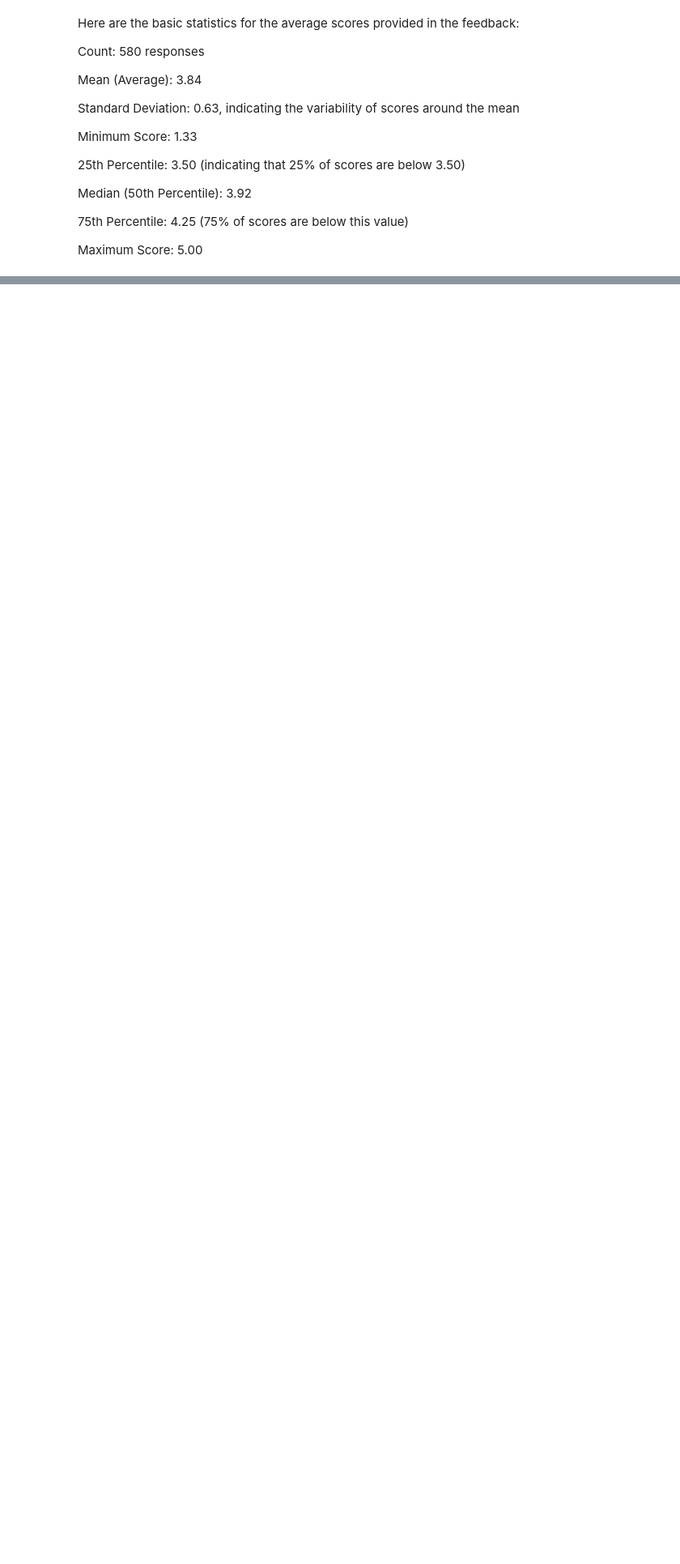
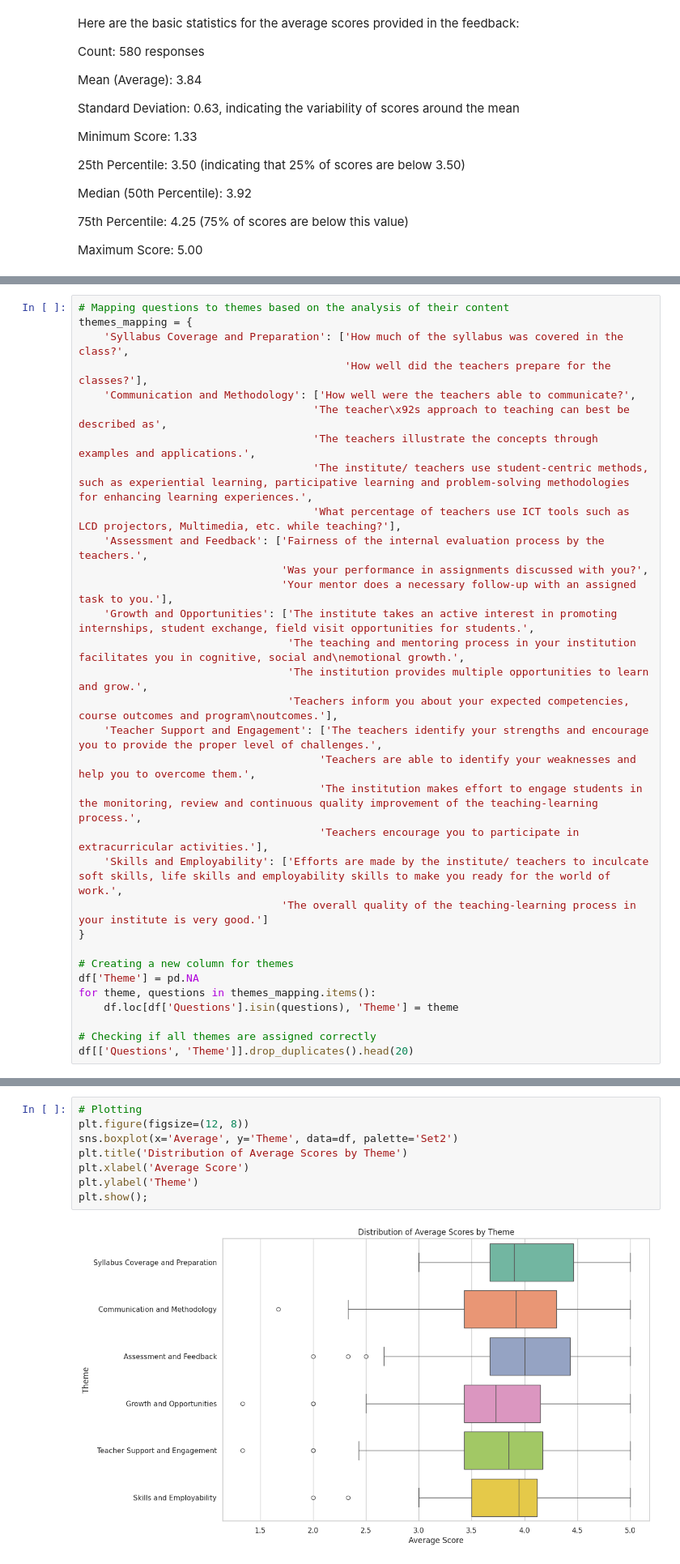
Before and after one commit to WellBrian/FUTURE_DS_03, a Jupyter notebook: Student_satisfaction_survey.ipynb, the cells around one changed output, grey strips where cells are left out. Shown at 81% size. Drawn from its saved outputs; the diff is of its cells as text; blank space fills up the shorter version.

```diff
--- a/Student_satisfaction_survey.ipynb
+++ b/Student_satisfaction_survey.ipynb
@@ -105,0 +177,32 @@ Maximum Score: 5.00
+# %%
+# Mapping questions to themes based on the analysis of their content
+themes_mapping = {
+    'Syllabus Coverage and Preparation': ['How much of the syllabus was covered in the class?',
+                                          'How well did the teachers prepare for the classes?'],
+    'Communication and Methodology': ['How well were the teachers able to communicate?',
+                                     'The teacher\x92s approach to teaching can best be described as',
+                                     'The teachers illustrate the concepts through examples and applications.',
+                                     'The institute/ teachers use student-centric methods, such as experiential learning, participative learning and problem-solving methodologies for enhancing learning experiences.',
+                                     'What percentage of teachers use ICT tools such as LCD projectors, Multimedia, etc. while teaching?'],
+    'Assessment and Feedback': ['Fairness of the internal evaluation process by the teachers.',
+                                'Was your performance in assignments discussed with you?',
+                                'Your mentor does a necessary follow-up with an assigned task to you.'],
+    'Growth and Opportunities': ['The institute takes an active interest in promoting internships, student exchange, field visit opportunities for students.',
+                                 'The teaching and mentoring process in your institution facilitates you in cognitive, social and\nemotional growth.',
+                                 'The institution provides multiple opportunities to learn and grow.',
+                                 'Teachers inform you about your expected competencies, course outcomes and program\noutcomes.'],
+    'Teacher Support and Engagement': ['The teachers identify your strengths and encourage you to provide the proper level of challenges.',
+                                      'Teachers are able to identify your weaknesses and help you to overcome them.',
+                                      'The institution makes effort to engage students in the monitoring, review and continuous quality improvement of the teaching-learning process.',
+                                      'Teachers encourage you to participate in extracurricular activities.'],
+    'Skills and Employability': ['Efforts are made by the institute/ teachers to inculcate soft skills, life skills and employability skills to make you ready for the world of work.',
+                                'The overall quality of the teaching-learning process in your institute is very good.']
+}
+
+# Creating a new column for themes
+df['Theme'] = pd.NA
+for theme, questions in themes_mapping.items():
+    df.loc[df['Questions'].isin(questions), 'Theme'] = theme
+
+# Checking if all themes are assigned correctly
+df[['Questions', 'Theme']].drop_duplicates().head(20)
@@ -105,0 +228,10 @@ Maximum Score: 5.00
+# %%
+# Plotting
+plt.figure(figsize=(12, 8))
+sns.boxplot(x='Average', y='Theme', data=df, palette='Set2')
+plt.title('Distribution of Average Scores by Theme')
+plt.xlabel('Average Score')
+plt.ylabel('Theme')
+plt.show();
+# %% [output]
+[figure, added]
```
Also changed, not shown: parts of 8 cells of this notebook.
